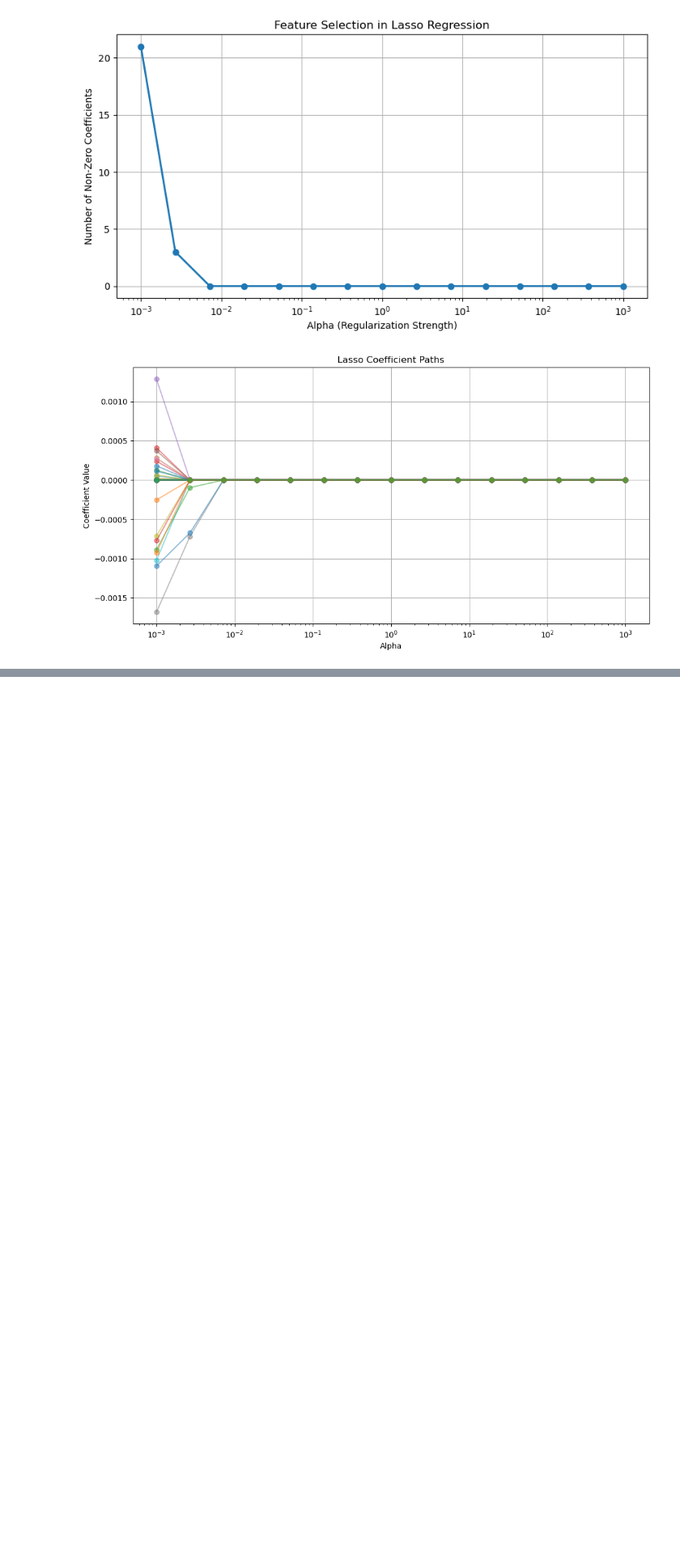
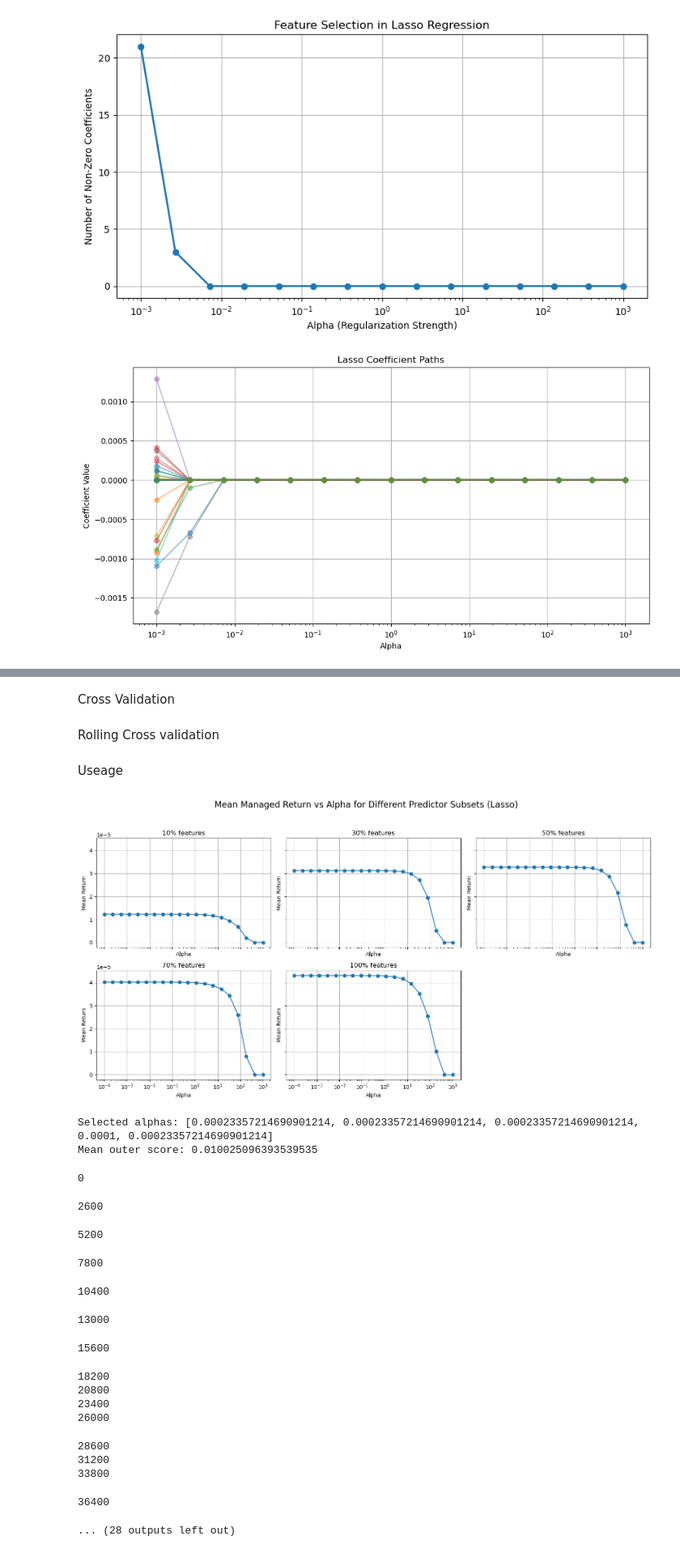
Before and after one commit to Loris-EPFL/MLFIN_tests, a Jupyter notebook: solutions_Loris_Ridge.ipynb, the cells around one changed output, grey strips where cells are left out. Shown at 81% size. Cells and saved outputs as stored; diff of their text form; code cells hidden in the pictures; blank space fills up the shorter version.

Commit message:
feat: added manual lasso regression

```diff
--- a/solutions_Loris_Ridge.ipynb
+++ b/solutions_Loris_Ridge.ipynb
@@ -143,0 +281,2 @@ Lasso Regression MSE (alpha=1.0): 0.0104
+# %% [markdown]
+Cross Validation
@@ -143,0 +354,2 @@ Lasso Regression MSE (alpha=1.0): 0.0104
+# %% [markdown]
+Rolling Cross validation
@@ -143,0 +444,53 @@ Lasso Regression MSE (alpha=1.0): 0.0104
+# %% [markdown]
+Useage
+# %%
+# Import necessary libraries
+import pandas as pd
+import numpy as np
+import matplotlib.pyplot as plt
+from sklearn.metrics import mean_squared_error
+from sklearn.model_selection import train_test_split, KFold
+from sklearn.linear_model import Lasso
+
+# Example usage
+X_unscaled = df.drop(columns='ret')
+X_unscaled = X_unscaled.apply(pd.to_numeric, errors='coerce')
+X = (X_unscaled-X_unscaled.mean(axis=0))/X_unscaled.std(axis=0)
+
+y = df['ret']
+y = y.apply(pd.to_numeric, errors='coerce')
+
+# Split data
+X_train, X_test, y_train, y_test = train_test_split(X, y, test_size=0.2, random_state=42)
+
+# Run Lasso with different feature subsets
+lasso_alphas_predictors(X_train, X_test, y_train, y_test)
+
+# Nested cross-validation
+alphas = np.logspace(-4, 3, 20)
+selected_alphas, outer_scores = nested_cv_lasso(X, y, alphas)
+print(f"Selected alphas: {selected_alphas}")
+print(f"Mean outer score: {np.mean(outer_scores)}")
+
+# Rolling window cross-validation
+alpha_results, y_tests, y_preds, scores = rolling_lasso_cv(X, y, alphas)
+# %% [output]
+[figure, added]
+Selected alphas: [0.00023357214690901214, 0.00023357214690901214, 0.00023357214690901214, 0.0001, 0.00023357214690901214]
+Mean outer score: 0.010025096393539535
+0
+2600
+5200
+7800
+10400
+13000
+15600
+18200
+20800
+23400
+26000
+28600
+31200
+33800
+36400
+... (28 outputs left out)
```
Also changed, not shown: parts of 6 cells of this notebook.
